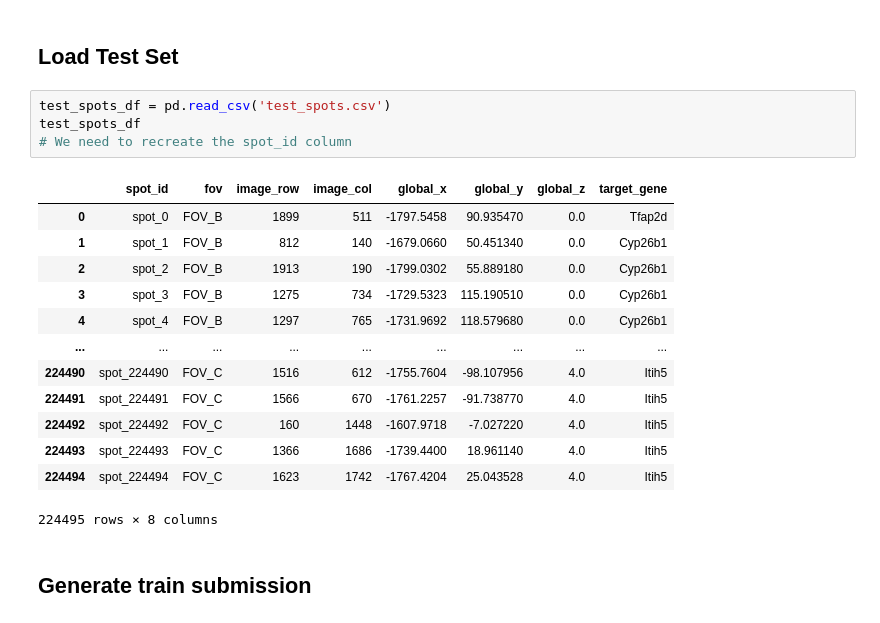
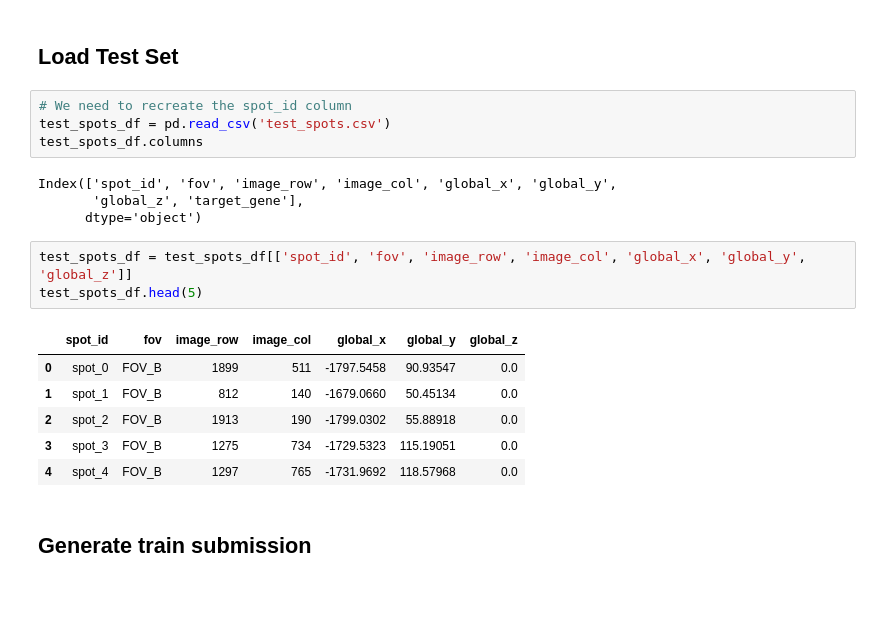
Before and after one commit to NovaBro/Neuro_project3_phase1, a Jupyter notebook: TEST_CELLPOSE.ipynb, the cells around one changed output. Drawn from its saved outputs; the diff is of its cells as text; blank space fills up the shorter version.

```diff
--- a/TEST_CELLPOSE.ipynb
+++ b/TEST_CELLPOSE.ipynb
@@ -108,22 +106,22 @@ torch.cuda.empty_cache()
 # %% [markdown]
 ## Load Test Set
 # %%
+# We need to recreate the spot_id column
 test_spots_df = pd.read_csv('test_spots.csv')
-test_spots_df
-# We need to recreate the spot_id column
+test_spots_df.columns
 # %% [output]
-|  | spot_id | fov | image_row | image_col | global_x | global_y | global_z | target_gene |
-| 0 | spot_0 | FOV_B | 1899 | 511 | -1797.5458 | 90.935470 | 0.0 | Tfap2d |
-| 1 | spot_1 | FOV_B | 812 | 140 | -1679.0660 | 50.451340 | 0.0 | Cyp26b1 |
-| 2 | spot_2 | FOV_B | 1913 | 190 | -1799.0302 | 55.889180 | 0.0 | Cyp26b1 |
-| 3 | spot_3 | FOV_B | 1275 | 734 | -1729.5323 | 115.190510 | 0.0 | Cyp26b1 |
-| 4 | spot_4 | FOV_B | 1297 | 765 | -1731.9692 | 118.579680 | 0.0 | Cyp26b1 |
-| ... | ... | ... | ... | ... | ... | ... | ... | ... |
-| 224490 | spot_224490 | FOV_C | 1516 | 612 | -1755.7604 | -98.107956 | 4.0 | Itih5 |
-| 224491 | spot_224491 | FOV_C | 1566 | 670 | -1761.2257 | -91.738770 | 4.0 | Itih5 |
-| 224492 | spot_224492 | FOV_C | 160 | 1448 | -1607.9718 | -7.027220 | 4.0 | Itih5 |
-| 224493 | spot_224493 | FOV_C | 1366 | 1686 | -1739.4400 | 18.961140 | 4.0 | Itih5 |
-| 224494 | spot_224494 | FOV_C | 1623 | 1742 | -1767.4204 | 25.043528 | 4.0 | Itih5 |
-224495 rows × 8 columns
+Index(['spot_id', 'fov', 'image_row', 'image_col', 'global_x', 'global_y',
+       'global_z', 'target_gene'],
+      dtype='object')
+# %%
+test_spots_df = test_spots_df[['spot_id', 'fov', 'image_row', 'image_col', 'global_x', 'global_y', 'global_z']]
+test_spots_df.head(5)
+# %% [output]
+|  | spot_id | fov | image_row | image_col | global_x | global_y | global_z |
+| 0 | spot_0 | FOV_B | 1899 | 511 | -1797.5458 | 90.93547 | 0.0 |
+| 1 | spot_1 | FOV_B | 812 | 140 | -1679.0660 | 50.45134 | 0.0 |
+| 2 | spot_2 | FOV_B | 1913 | 190 | -1799.0302 | 55.88918 | 0.0 |
+| 3 | spot_3 | FOV_B | 1275 | 734 | -1729.5323 | 115.19051 | 0.0 |
+| 4 | spot_4 | FOV_B | 1297 | 765 | -1731.9692 | 118.57968 | 0.0 |
 # %% [markdown]
 ## Generate train submission
```
Also changed, not shown: parts of 25 cells of this notebook, 3 other files.
